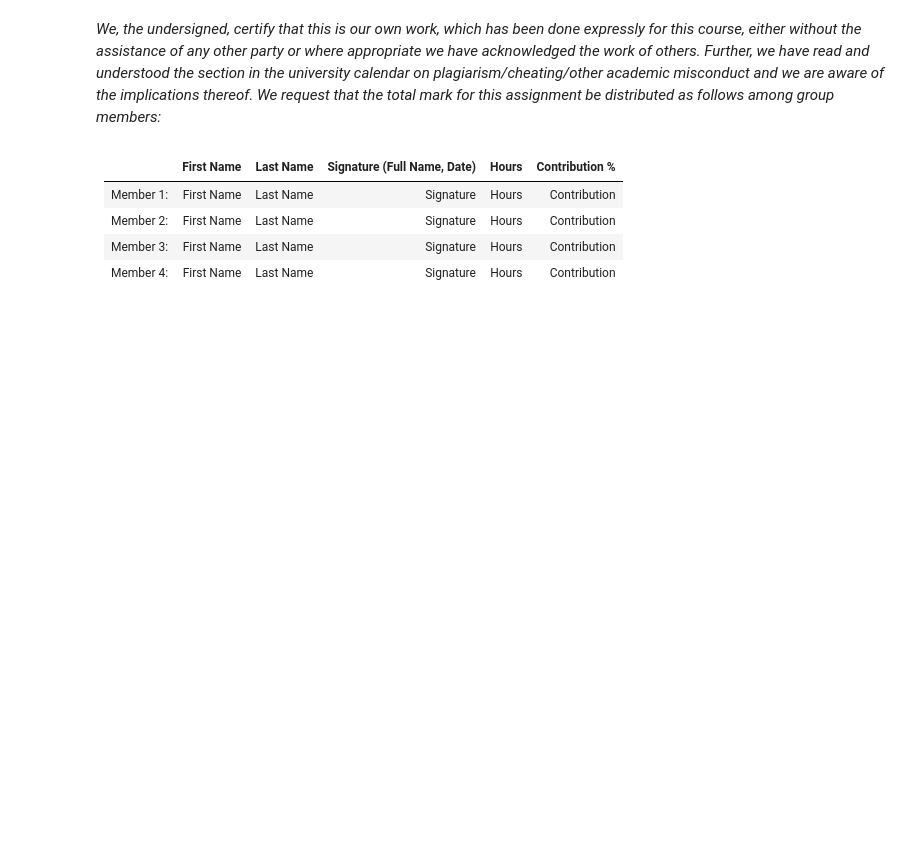
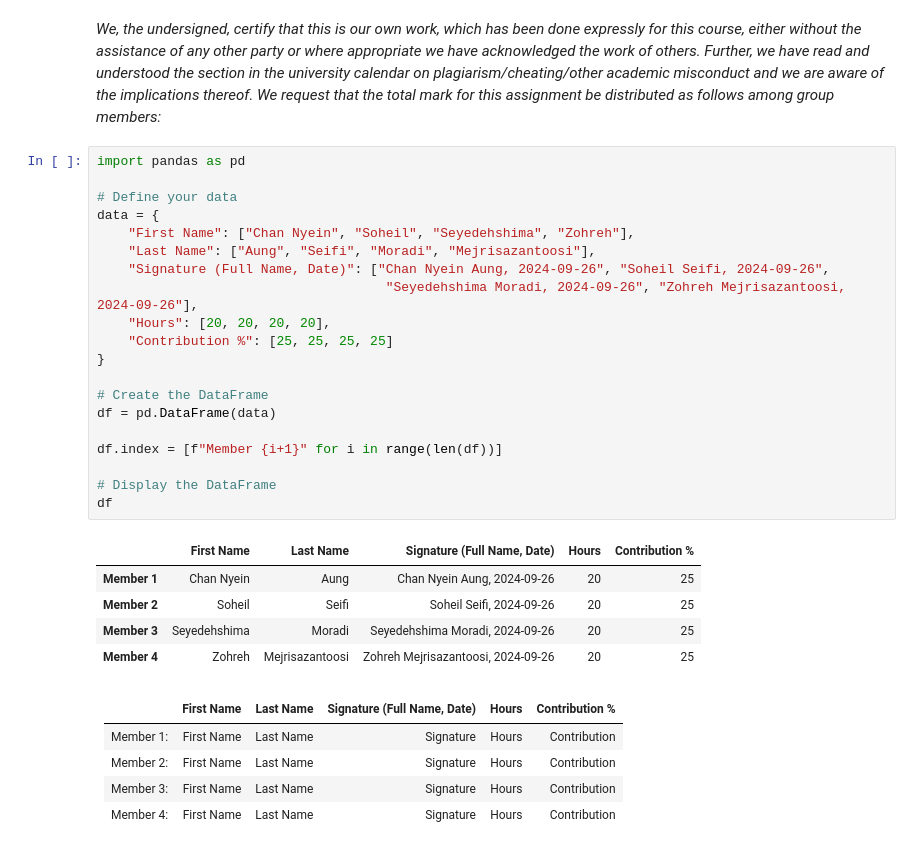
Before and after one commit to ZohrehMejrisazanoosi/engg680_2024_fall, a Jupyter notebook: Lab_Assignment1/StudentGradeManagementSystem.ipynb, the cells around one changed output. Drawn from its saved outputs; the diff is of its cells as text; blank space fills up the shorter version.

Commit message:
Updateding Certificate Work by Zohreh.

```diff
--- a/Lab_Assignment1/StudentGradeManagementSystem.ipynb
+++ b/Lab_Assignment1/StudentGradeManagementSystem.ipynb
@@ -6,6 +6,32 @@
 ### (5 Marks)
 # %% [markdown]
 *We, the undersigned, certify that this is our own work, which has been done expressly for this course, either without the assistance of any other party or where appropriate we have acknowledged the work of others. Further, we have read and understood the section in the university calendar on plagiarism/cheating/other academic misconduct and we are aware of the implications thereof. We request that the total mark for this assignment be distributed as follows among group members:*
+# %%
+import pandas as pd
+
+# Define your data
+data = {
+    "First Name": ["Chan Nyein", "Soheil", "Seyedehshima", "Zohreh"],
+    "Last Name": ["Aung", "Seifi", "Moradi", "Mejrisazantoosi"],
+    "Signature (Full Name, Date)": ["Chan Nyein Aung, 2024-09-26", "Soheil Seifi, 2024-09-26",
+                                     "Seyedehshima Moradi, 2024-09-26", "Zohreh Mejrisazantoosi, 2024-09-26"],
+    "Hours": [20, 20, 20, 20],
+    "Contribution %": [25, 25, 25, 25]
+}
+
+# Create the DataFrame
+df = pd.DataFrame(data)
+
+df.index = [f"Member {i+1}" for i in range(len(df))]
+
+# Display the DataFrame
+df
+# %% [output]
+|  | First Name | Last Name | Signature (Full Name, Date) | Hours | Contribution % |
+| Member 1 | Chan Nyein | Aung | Chan Nyein Aung, 2024-09-26 | 20 | 25 |
+| Member 2 | Soheil | Seifi | Soheil Seifi, 2024-09-26 | 20 | 25 |
+| Member 3 | Seyedehshima | Moradi | Seyedehshima Moradi, 2024-09-26 | 20 | 25 |
+| Member 4 | Zohreh | Mejrisazantoosi | Zohreh Mejrisazantoosi, 2024-09-26 | 20 | 25 |
 # %% [markdown]
 |          | First Name | Last Name | Signature (Full Name, Date) | Hours | Contribution % |
 |----------|------------|-----------|-----------------------------|-------|----------------|
```
